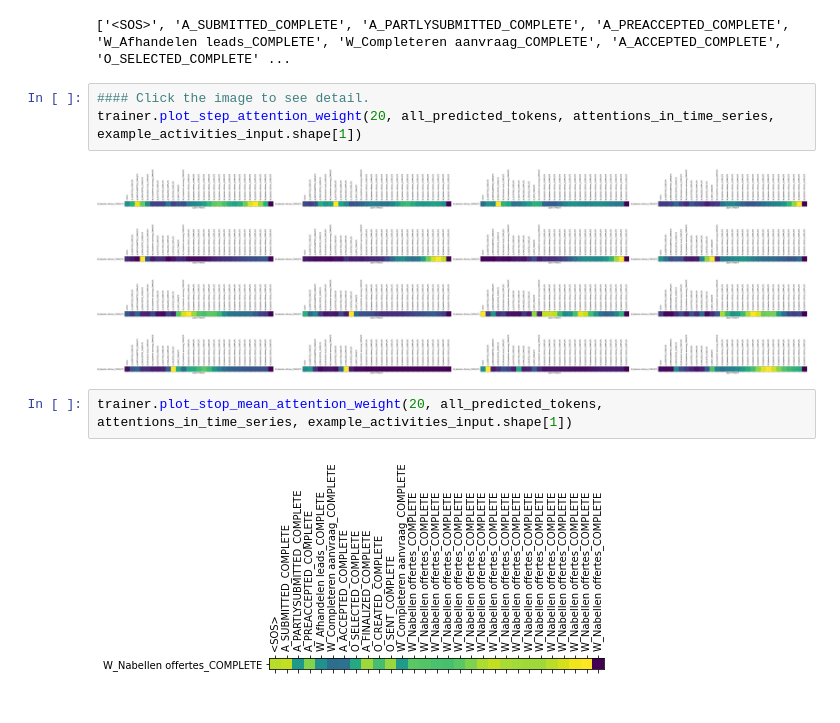
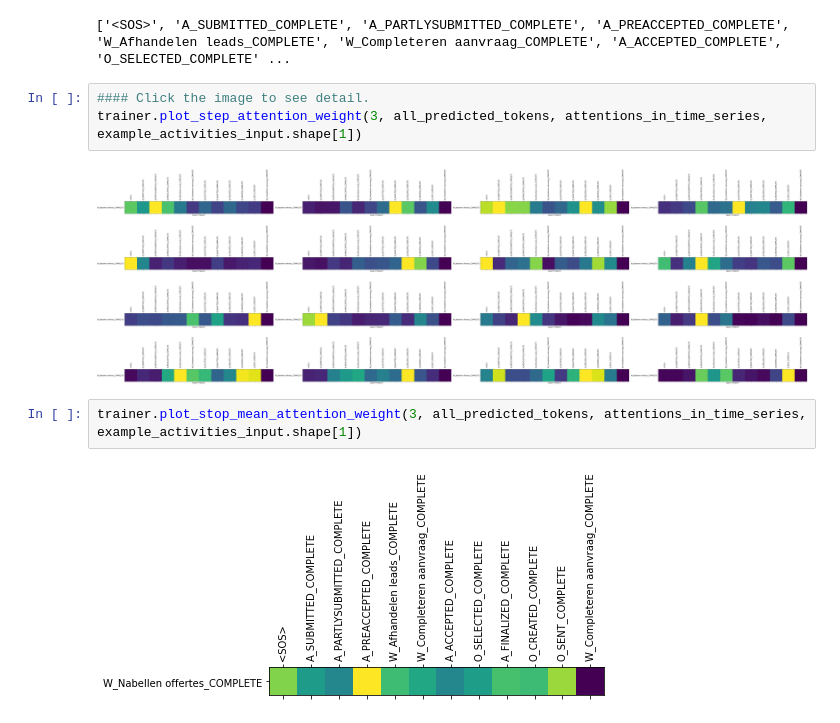
Before and after one commit to ChihchengHsieh/LINDA-BN-Eventlog-TF, a Jupyter notebook: TransformerAttentionMapExplore.ipynb, the cells around one changed output. Saved outputs shown, nothing was run; the diff lists cells and outputs as text.

Commit message:
prepare for re-train.

```diff
--- a/TransformerAttentionMapExplore.ipynb
+++ b/TransformerAttentionMapExplore.ipynb
@@ -83,10 +83,10 @@ print(all_predicted_tokens)
 ['<SOS>', 'A_SUBMITTED_COMPLETE', 'A_PARTLYSUBMITTED_COMPLETE', 'A_PREACCEPTED_COMPLETE', 'W_Afhandelen leads_COMPLETE', 'W_Completeren aanvraag_COMPLETE', 'A_ACCEPTED_COMPLETE', 'O_SELECTED_COMPLETE' ...
 # %%
 #### Click the image to see detail.
-trainer.plot_step_attention_weight(20, all_predicted_tokens, attentions_in_time_series, example_activities_input.shape[1])
+trainer.plot_step_attention_weight(3, all_predicted_tokens, attentions_in_time_series, example_activities_input.shape[1])
 # %% [output]
-[figure, old version]
+[figure, new version]
 # %%
-trainer.plot_stop_mean_attention_weight(20, all_predicted_tokens, attentions_in_time_series, example_activities_input.shape[1])
+trainer.plot_stop_mean_attention_weight(3, all_predicted_tokens, attentions_in_time_series, example_activities_input.shape[1])
 # %% [output]
-[figure, old version]
+[figure, new version]
```
